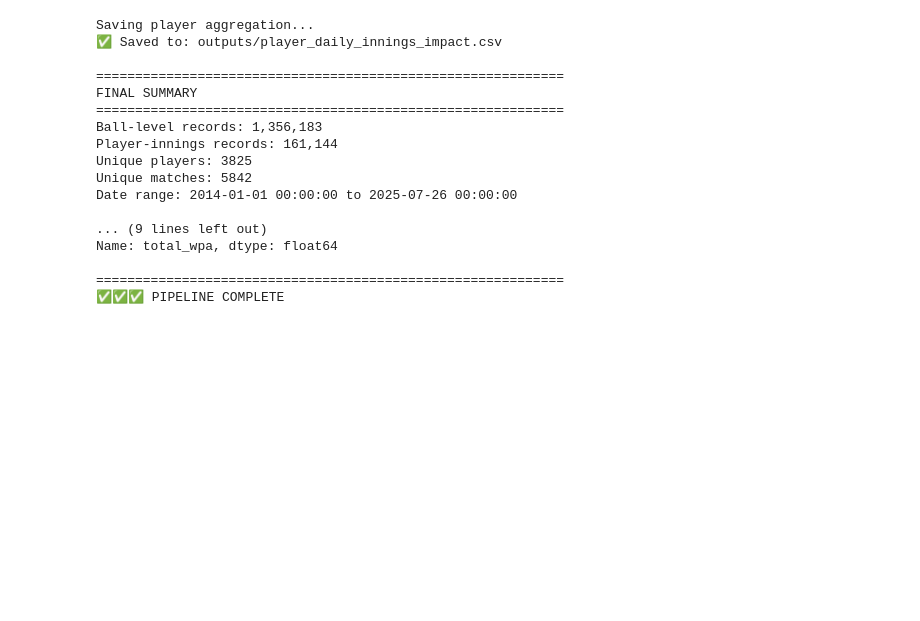
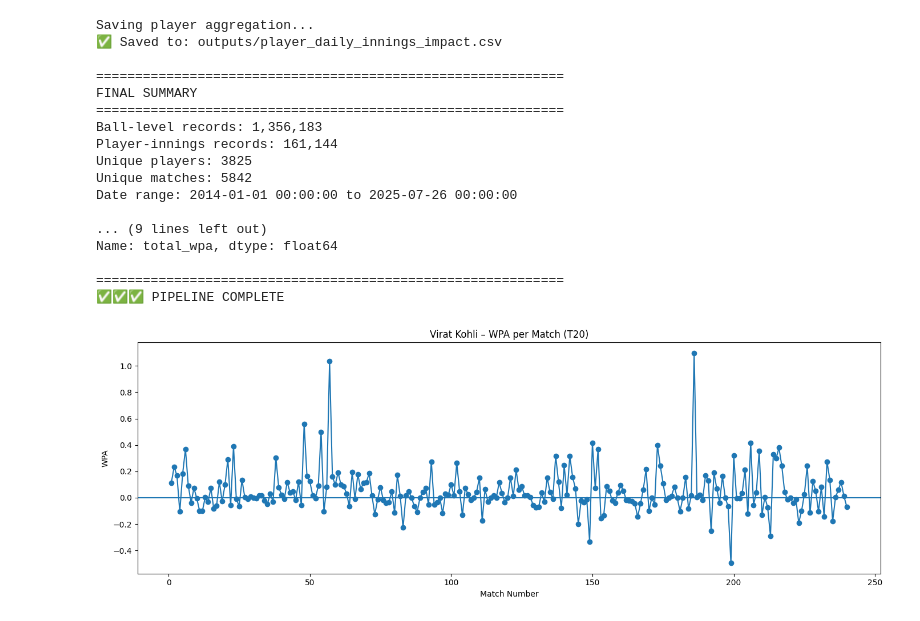
Before and after one commit to aditya-10k/CricketAnalysis, a Jupyter notebook: preprocessing/wp_wpa_formulation.ipynb, the cells around one changed output. Cells and saved outputs as stored; diff of their text form; code cells hidden in the pictures; blank space fills up the shorter version.

```diff
--- a/preprocessing/wp_wpa_formulation.ipynb
+++ b/preprocessing/wp_wpa_formulation.ipynb
@@ -608,3 +608,43 @@ Name: total_wpa, dtype: float64
 
 ============================================================
 ✅✅✅ PIPELINE COMPLETE
+# %%
+import pandas as pd
+import matplotlib.pyplot as plt
+
+# Load dataset
+path = r"C:/Desktop/clg/crickanal/outputs/ball_by_ball_wp_wpa_t20.csv"
+df = pd.read_csv(path)
+
+# Filter Virat Kohli balls
+kohli_df = df[df["batter"] == "V Kohli"].copy()
+
+# Aggregate WPA per match
+wpa_per_match = (
+    kohli_df
+    .groupby(["match_id", "date"])["wpa"]
+    .sum()
+    .reset_index()
+    .sort_values("date")
+)
+
+# Create match index (x-axis)
+wpa_per_match["match_number"] = range(1, len(wpa_per_match) + 1)
+
+# Plot
+plt.figure(figsize=(14, 5))
+plt.plot(
+    wpa_per_match["match_number"],
+    wpa_per_match["wpa"],
+    marker="o"
+)
+
+plt.axhline(0)
+plt.title("Virat Kohli – WPA per Match (T20)")
+plt.xlabel("Match Number")
+plt.ylabel("WPA")
+
+plt.tight_layout()
+plt.show()
+# %% [output]
+[figure, added]
```
Also changed, not shown: parts of 4 cells of this notebook, 1 other file.
